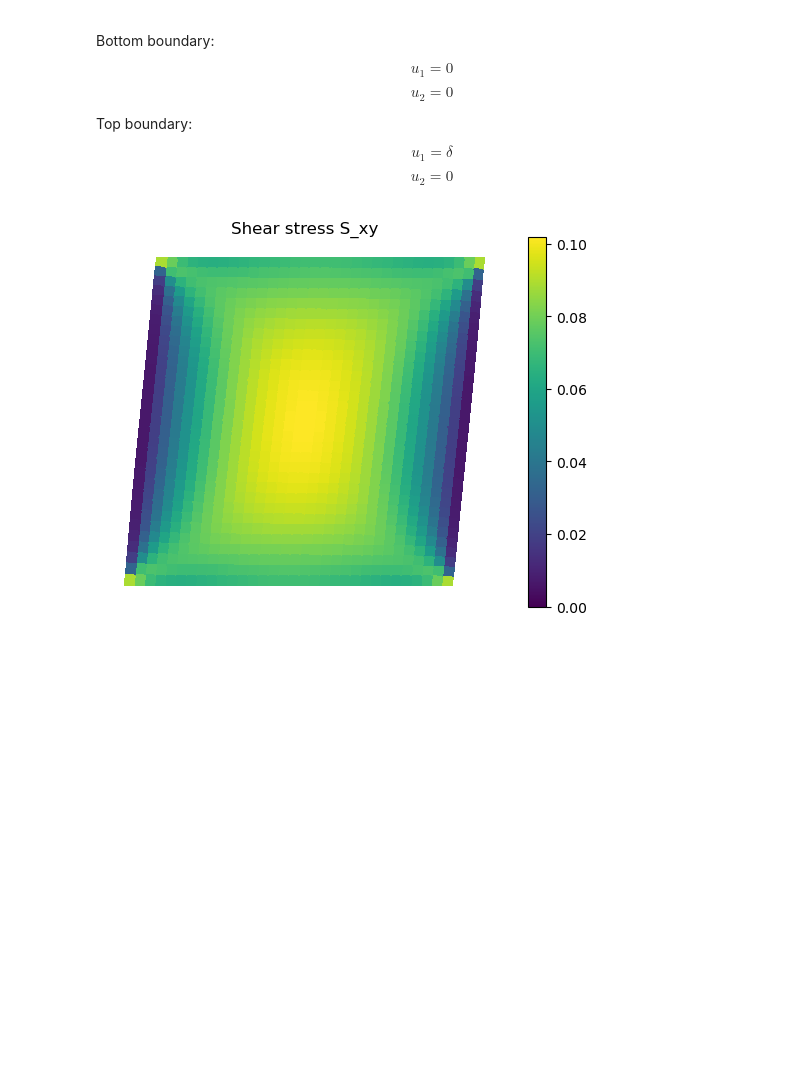
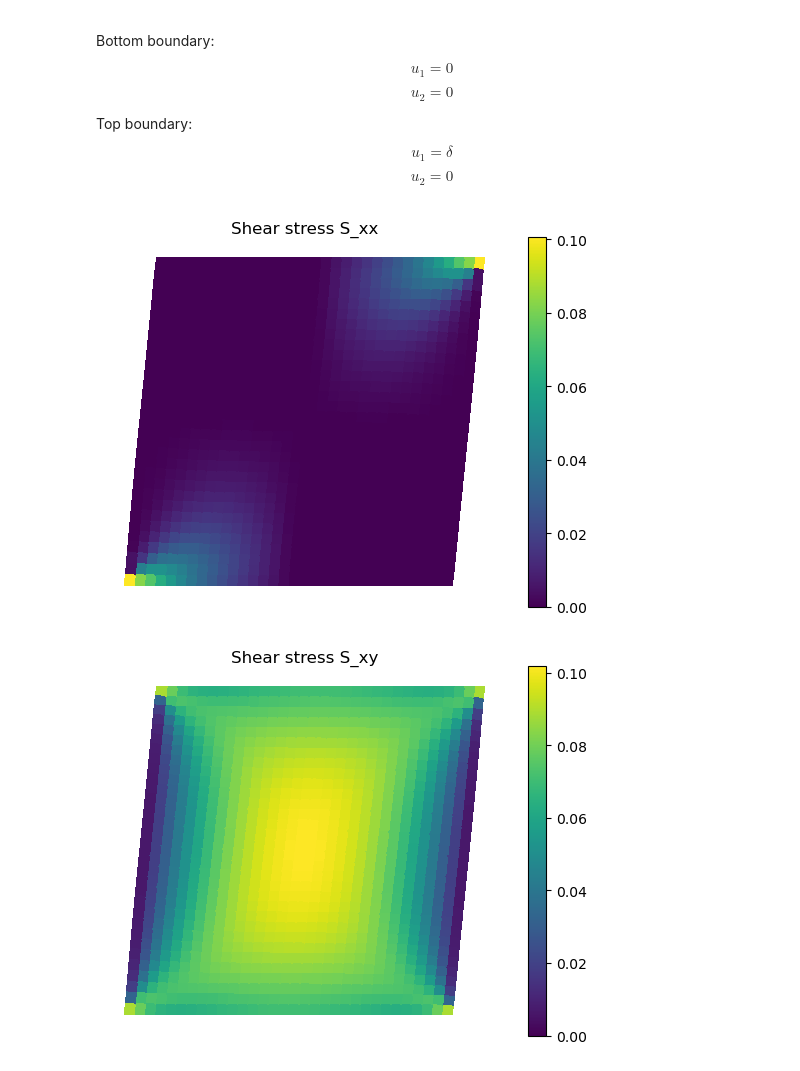
Before and after one commit to sebatomon/PINNs_for_simple_shape_optimization, a Jupyter notebook: simple_shear/scikit_fem.ipynb, the cells around one changed output. Cells and saved outputs as stored; diff of their text form; code cells hidden in the pictures; blank space fills up the shorter version.

Commit message:
Added plots.

```diff
--- a/simple_shear/scikit_fem.ipynb
+++ b/simple_shear/scikit_fem.ipynb
@@ -118,31 +118,41 @@ u[basis.get_dofs({"top"}).nodal['u^1']] = DELTA
 cons = np.concatenate([
     basis.get_dofs({"bottom"}),
     basis.get_dofs({"top"}),
     ]
 )
 
 # Get remaining degrees of freedom
 I = basis.complement_dofs(cons)
 
 
 # Assemble matrices
 K = fem.asm(k, basis)
 B = fem.asm(b, basis)
 
 # Solve the problem
 u = fem.solve(*fem.condense(K, B, x=u, I=I))
 
 # Visualize result
 dofs0 = list(basis.nodal_dofs[0])
 dofs1 = list(basis.nodal_dofs[1])
 defmesh = copy.deepcopy(mesh)
 defmesh.doflocs[0] += u[dofs0]
 defmesh.doflocs[1] += u[dofs1]
 ui = basis.interpolate(u)
 E = sym_grad(ui)
 S = sigma(E)
+
+p = plot(defmesh, np.mean(S[0,0], axis=-1), colorbar=True, cmap="viridis", vmin=0.0)
+p.set_title("Shear stress S_xx")
+p.show()
+
 p = plot(defmesh, np.mean(S[0,1], axis=-1), colorbar=True, cmap="viridis", vmin=0.0)
 p.set_title("Shear stress S_xy")
 p.show()
+
+p = plot(defmesh, np.mean(S[1,1], axis=-1), colorbar=True, cmap="viridis", vmin=0.0)
+p.set_title("Shear stress S_yy")
+p.show()
 # %% [output]
-[figure, old version]
+[figure, new version]
+[figure, added]
```
Also changed, not shown: parts of 1 cell of this notebook.
